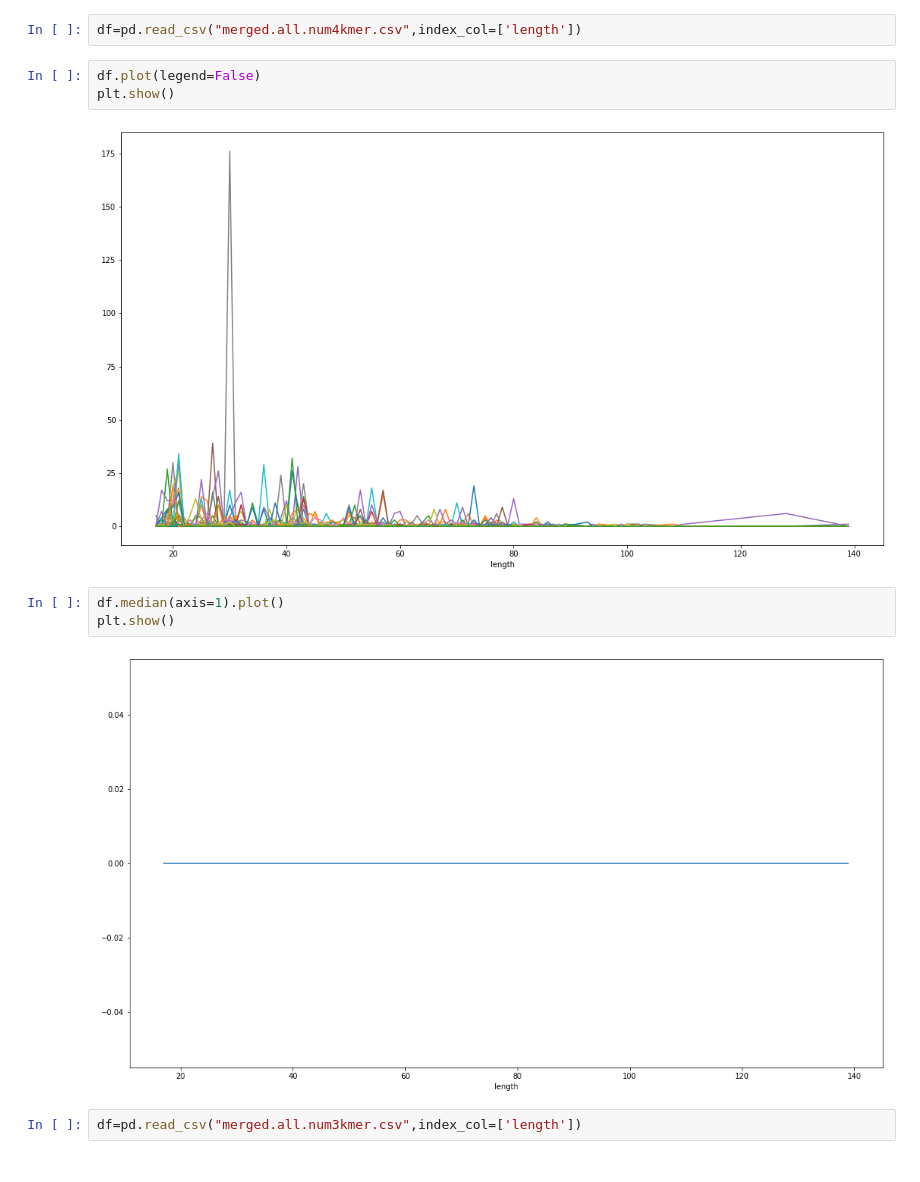
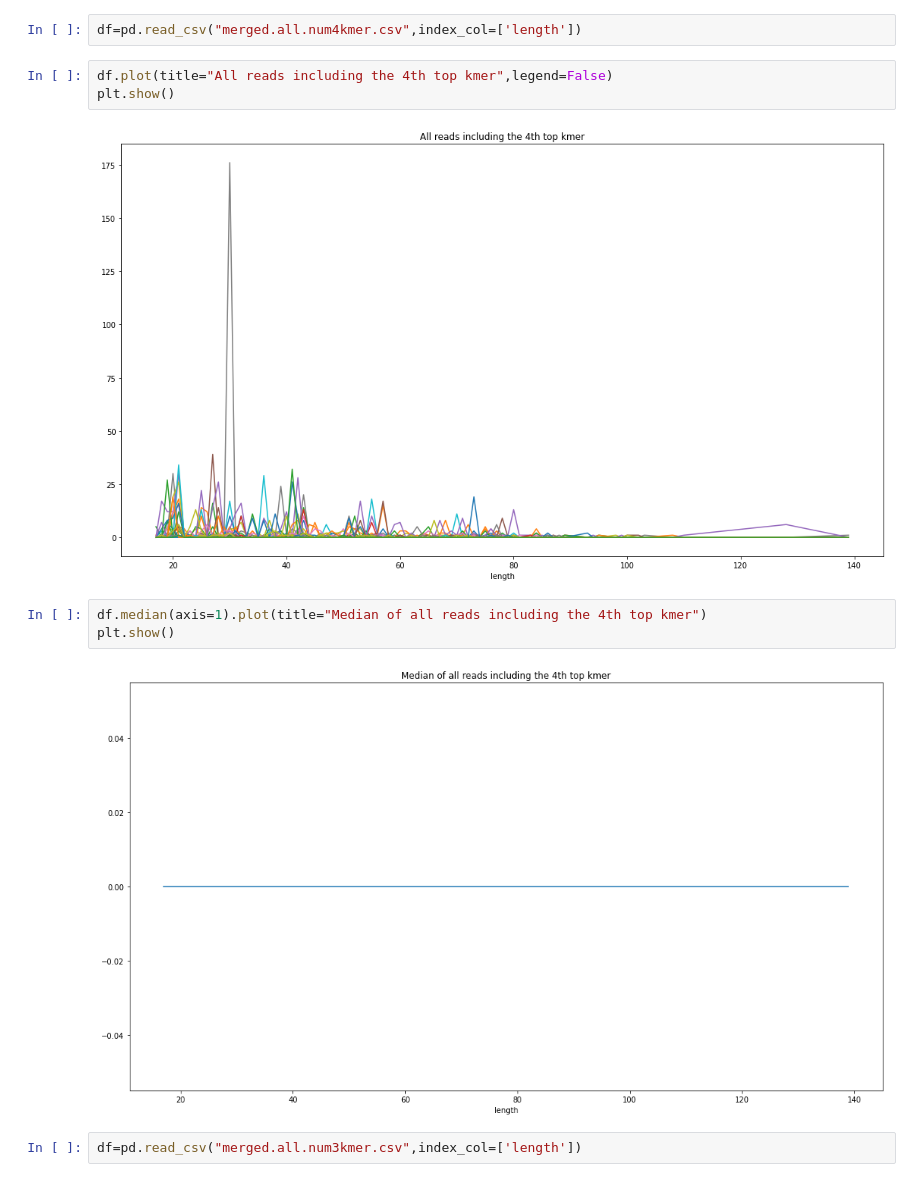
Before and after one commit to ucsffrancislab/genomics, a Jupyter notebook: data/20210428-EV/20210706-iMoka/ReadLengths.ipynb, the cells around one changed output. Saved outputs shown, nothing was run; the diff lists cells and outputs as text.

```diff
--- a/data/20210428-EV/20210706-iMoka/ReadLengths.ipynb
+++ b/data/20210428-EV/20210706-iMoka/ReadLengths.ipynb
@@ -71,15 +71,15 @@ plt.show()
 # %%
 df=pd.read_csv("merged.all.num4kmer.csv",index_col=['length'])
 # %%
-df.plot(legend=False)
+df.plot(title="All reads including the 4th top kmer",legend=False)
 plt.show()
 # %% [output]
-[figure, old version]
+[figure, new version]
 # %%
-df.median(axis=1).plot()
+df.median(axis=1).plot(title="Median of all reads including the 4th top kmer")
 plt.show()
 # %% [output]
-[figure, old version]
+[figure, new version]
 # %%
 df=pd.read_csv("merged.all.num3kmer.csv",index_col=['length'])
 # %%
```
Also changed, not shown: parts of 46 cells of this notebook.
